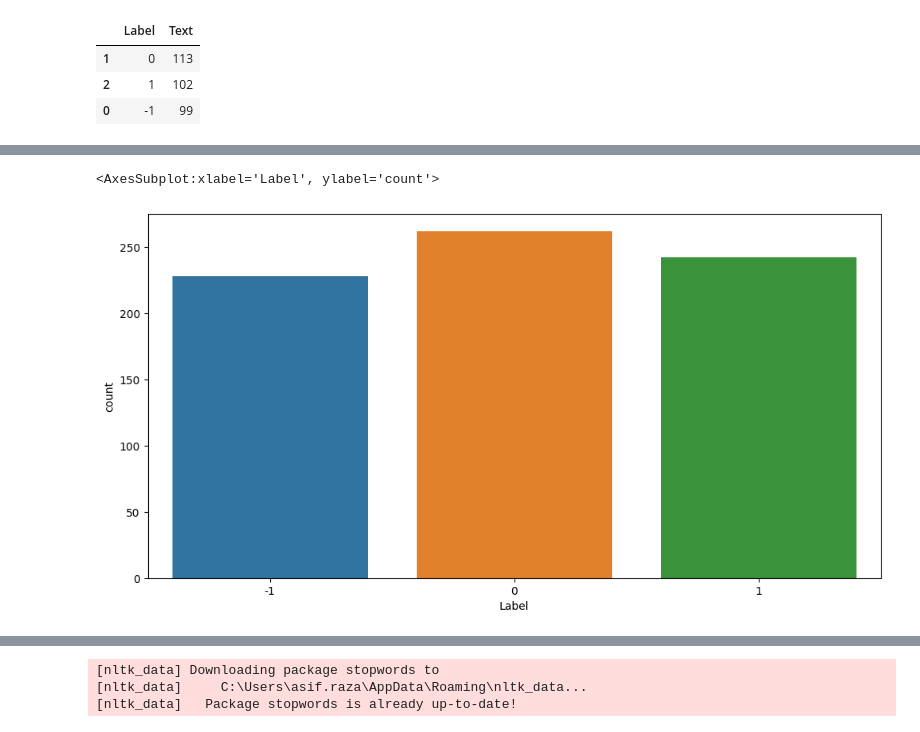
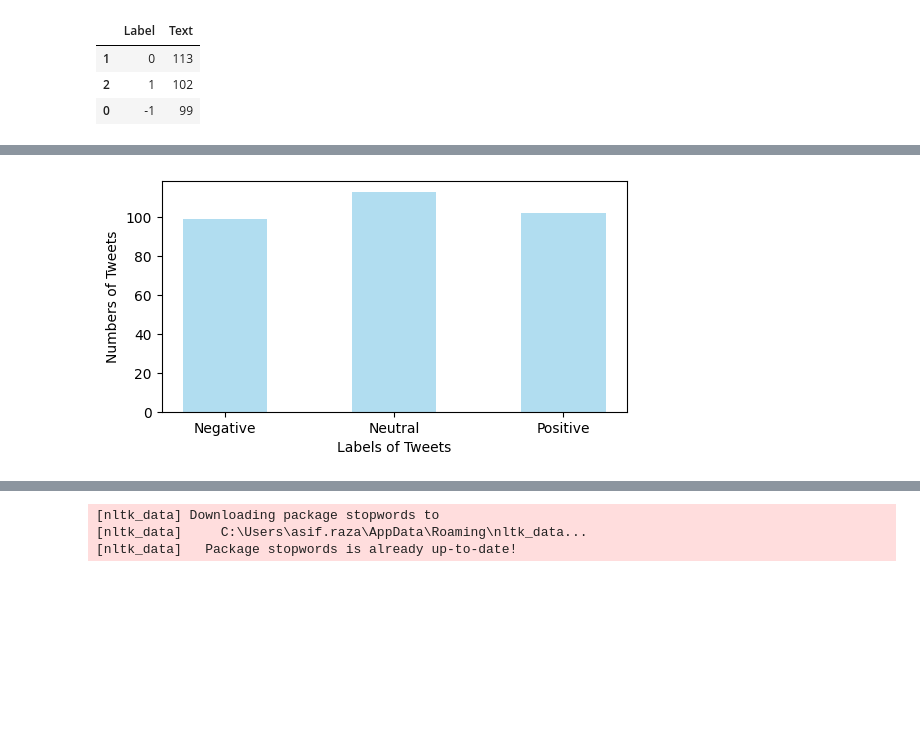
Before and after one commit to NLPXAI/Twitter-Altmetrics-Sentiments-Analysis, a Jupyter notebook: src/Lime Code Incorporate/lime/NLP Thesis Twitter Sentiments Analysis Altmetrix - EDA.ipynb, the cells around one changed output, grey strips where cells are left out. Drawn from its saved outputs; the diff is of its cells as text; code cells hidden in the pictures; blank space fills up the shorter version.

```diff
--- a/src/Lime Code Incorporate/lime/NLP Thesis Twitter Sentiments Analysis Altmetrix - EDA.ipynb
+++ b/src/Lime Code Incorporate/lime/NLP Thesis Twitter Sentiments Analysis Altmetrix - EDA.ipynb
@@ -136,6 +160,22 @@ import seaborn as sns
+# %%
+import numpy as np
+import matplotlib.pyplot as plt
+import seaborn as sns
+
+data = {'Negative': 99, 'Neutral': 113, 'Positive': 102}
+names = list(data.keys())
+values = list(data.values())
+
+fig = plt.figure(figsize=(6, 3))
+
+plt.bar(names, values, color='#B1DDF0', width=0.5)
+
+plt.xlabel("Labels of Tweets")
+plt.xticks(rotation=0)
+plt.ylabel("Numbers of Tweets")
+plt.show()
+# %% [output]
+[figure, added]
 # %%
-plt.figure(figsize=(12,6))
-sns.countplot(x='Label',data=df_train)
+# plt.figure(figsize=(6,3))
+# sns.countplot(x='Label',data=df_test , color = 'lightblue')
-# %% [output]
-<AxesSubplot:xlabel='Label', ylabel='count'>
-[figure, removed]
```
Also changed, not shown: parts of 7 cells of this notebook, 2 other files.
